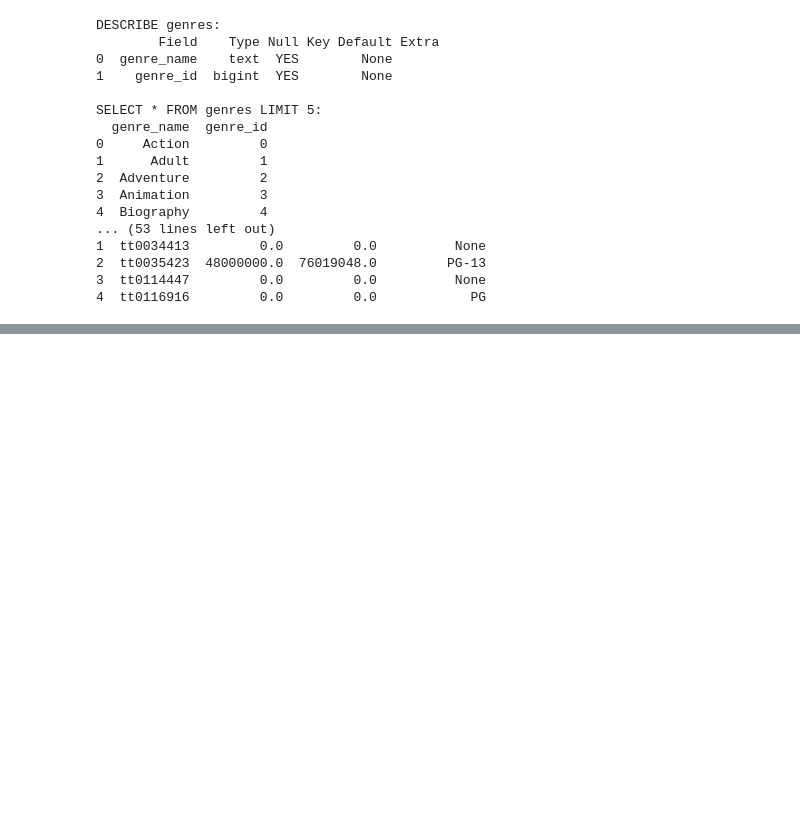
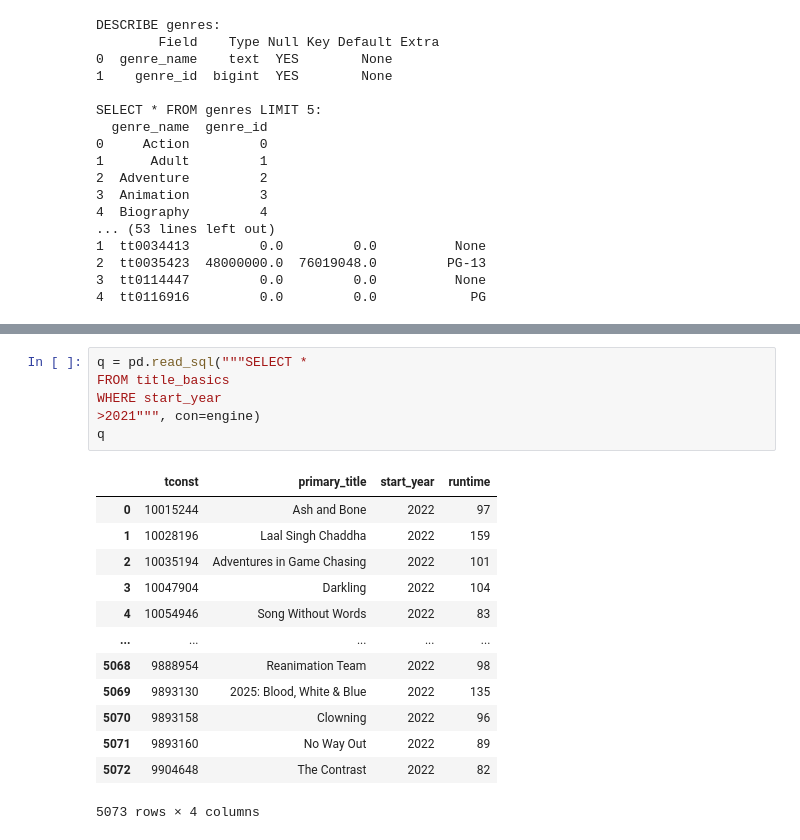
Before and after one commit to JamesCraig35/IMDB-Project, a Jupyter notebook: Part 3B.ipynb, the cells around one changed output, grey strips where cells are left out. Drawn from its saved outputs; the diff is of its cells as text; blank space fills up the shorter version.

```diff
--- a/Part 3B.ipynb
+++ b/Part 3B.ipynb
@@ -200,0 +225,20 @@ Engine(mysql+pymysql://root:***@localhost/movies)
+# %%
+q = pd.read_sql("""SELECT *
+FROM title_basics
+WHERE start_year
+>2021""", con=engine)
+q
+# %% [output]
+|  | tconst | primary_title | start_year | runtime |
+| 0 | 10015244 | Ash and Bone | 2022 | 97 |
+| 1 | 10028196 | Laal Singh Chaddha | 2022 | 159 |
+| 2 | 10035194 | Adventures in Game Chasing | 2022 | 101 |
+| 3 | 10047904 | Darkling | 2022 | 104 |
+| 4 | 10054946 | Song Without Words | 2022 | 83 |
+| ... | ... | ... | ... | ... |
+| 5068 | 9888954 | Reanimation Team | 2022 | 98 |
+| 5069 | 9893130 | 2025: Blood, White & Blue | 2022 | 135 |
+| 5070 | 9893158 | Clowning | 2022 | 96 |
+| 5071 | 9893160 | No Way Out | 2022 | 89 |
+| 5072 | 9904648 | The Contrast | 2022 | 82 |
+5073 rows × 4 columns
```
Also changed, not shown: parts of 12 cells of this notebook.
